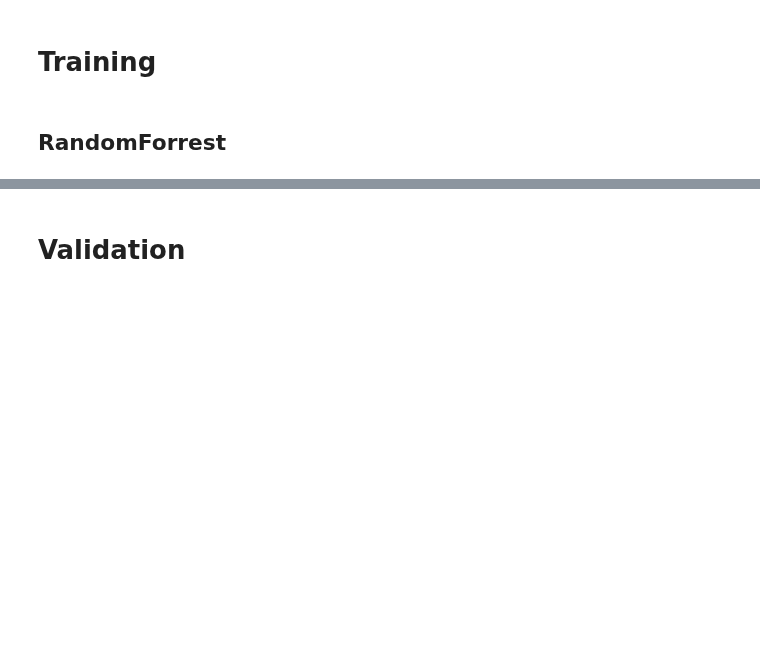
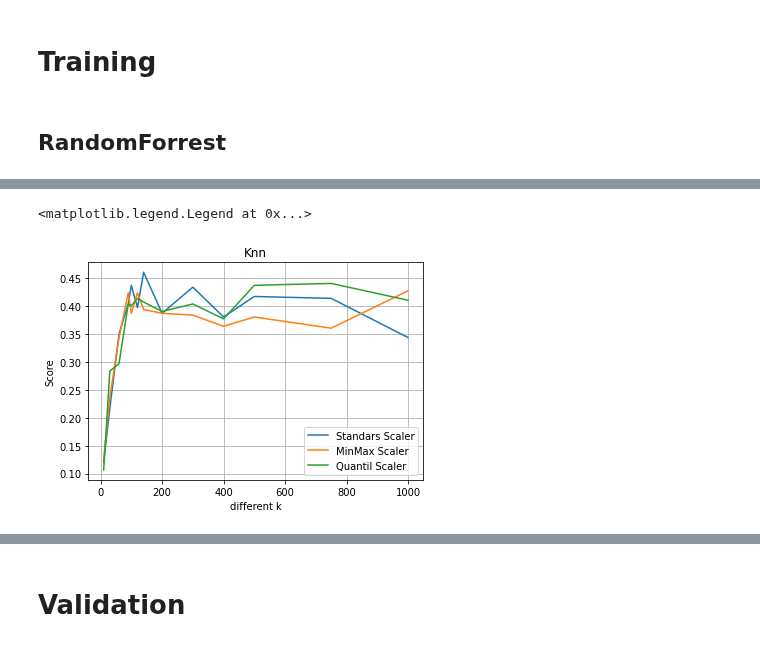
Before and after one commit to hitimr/ML_2020, a Jupyter notebook: Ex1/amazon/amazon_mlp_alex.ipynb, the cells around one changed output, grey strips where cells are left out. Cells and saved outputs as stored; diff of their text form; code cells hidden in the pictures; blank space fills up the shorter version.

Commit message:
amazon start

```diff
--- a/Ex1/amazon/amazon_mlp_alex.ipynb
+++ b/Ex1/amazon/amazon_mlp_alex.ipynb
@@ -72,8 +73,8 @@ df_train
 | 749 | 11 | 2 | 7 | 3 | 10 | 2 | 2 | 3 | 5 | 5 | ... | ... |
 750 rows × 10001 columns
 # %%
-X_lrn = df_train.loc[:,'V1':'V10000']
-Y_lrn = df_train.loc[:,'Class':'Class']
+feature = df_train.loc[:,'V1':'V10000']
+target = df_train.loc[:,'Class':'Class']
 # %%
 def plot_corr_heatmap(df, fmt=".2f", feat_to_ret="Class", ticksfont=12,abs = True):
     Class_description = []
@@ -218,6 +219,9 @@ for select in selector:
         plt.plot(k,score_list)
 # %% [markdown]
 # Training
+# %%
+df_prep = amazon_processor.Preprocessing_Amazon(feature, target,feature_method = "kBest",scale_method = "standard")
+df_prep
 # %% [markdown]
 ## RandomForrest
 # %%
@@ -252,0 +330,14 @@ RF:  score:  0.6033333333333334
+# %%
+#df_plot_standard = results.drop("minmax",axis = 1)
+#df_plot_standard = results.drop("minmax" , inplace=True)
+df_plot_standard = results[ results['Scaler'] == "standard"]
+df_plot_standard_knn = df_plot_standard[df_plot_standard["Model"] == "Knn"]
+df_plot_standard_knn
+
+df_plot_minmax = results[ results['Scaler'] == "minmax"]
+df_plot_minmax_knn = df_plot_minmax[df_plot_minmax["Model"] == "Knn"]
+df_plot_minmax_knn
+
+df_plot_quantil = results[ results['Scaler'] == "quantil"]
+df_plot_quantil_knn = df_plot_quantil[df_plot_quantil["Model"] == "Knn"]
+df_plot_quantil_knn
@@ -252,0 +413,12 @@ RF:  score:  0.6033333333333334
+# %%
+plt.grid()
+plt.plot(df_plot_standard_knn["k"],df_plot_standard_knn.Score,label = "Standars Scaler")
+plt.plot(df_plot_minmax_knn.k,df_plot_minmax_knn.Score,label = "MinMax Scaler")
+plt.plot(df_plot_quantil_knn.k,df_plot_quantil_knn.Score,label = "Quantil Scaler")
+plt.xlabel("different k")
+plt.ylabel("Score")
+plt.title("Knn")
+plt.legend()
+# %% [output]
+<matplotlib.legend.Legend at 0x...>
+[figure, added]
```
Also changed, not shown: parts of 17 cells of this notebook, 5 other files.
